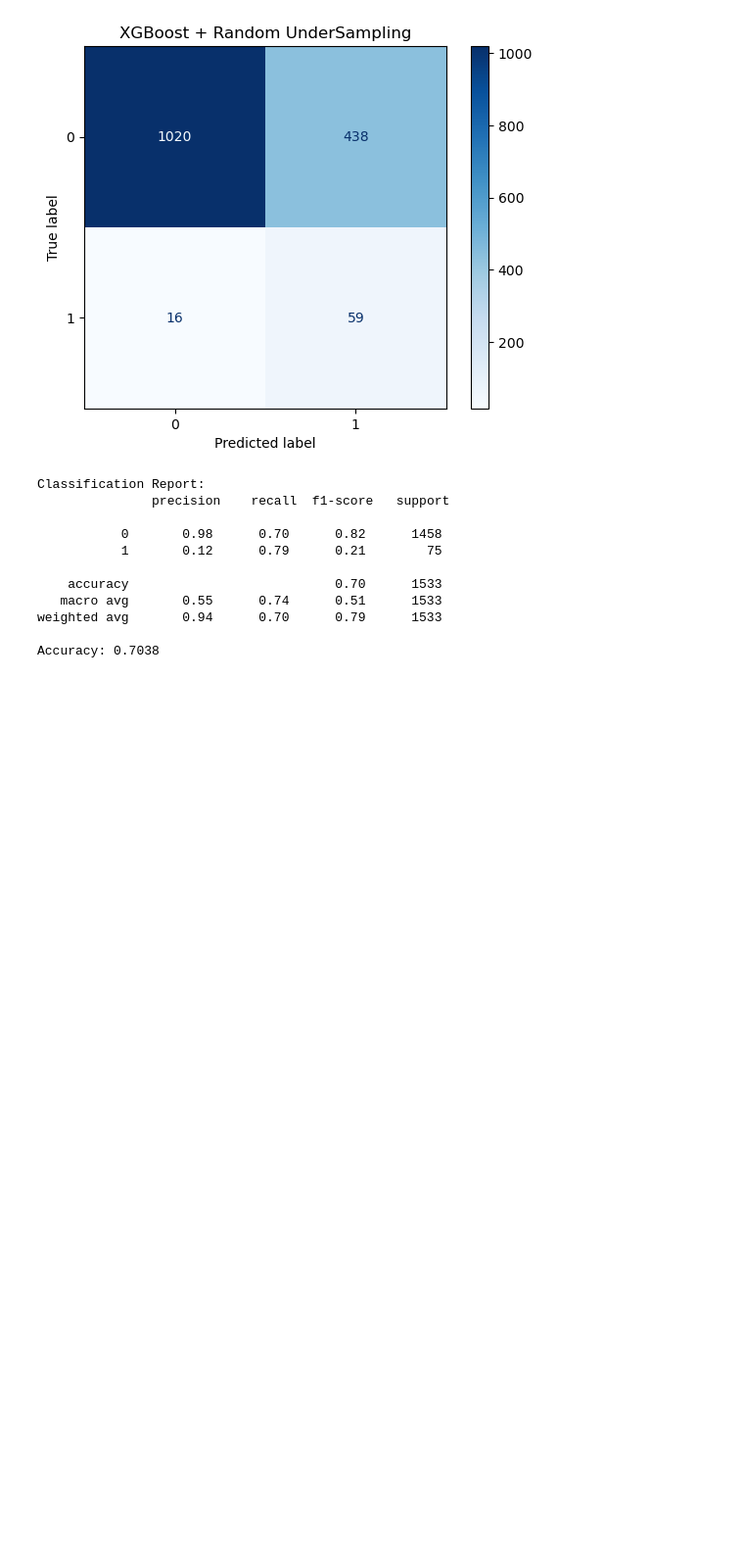
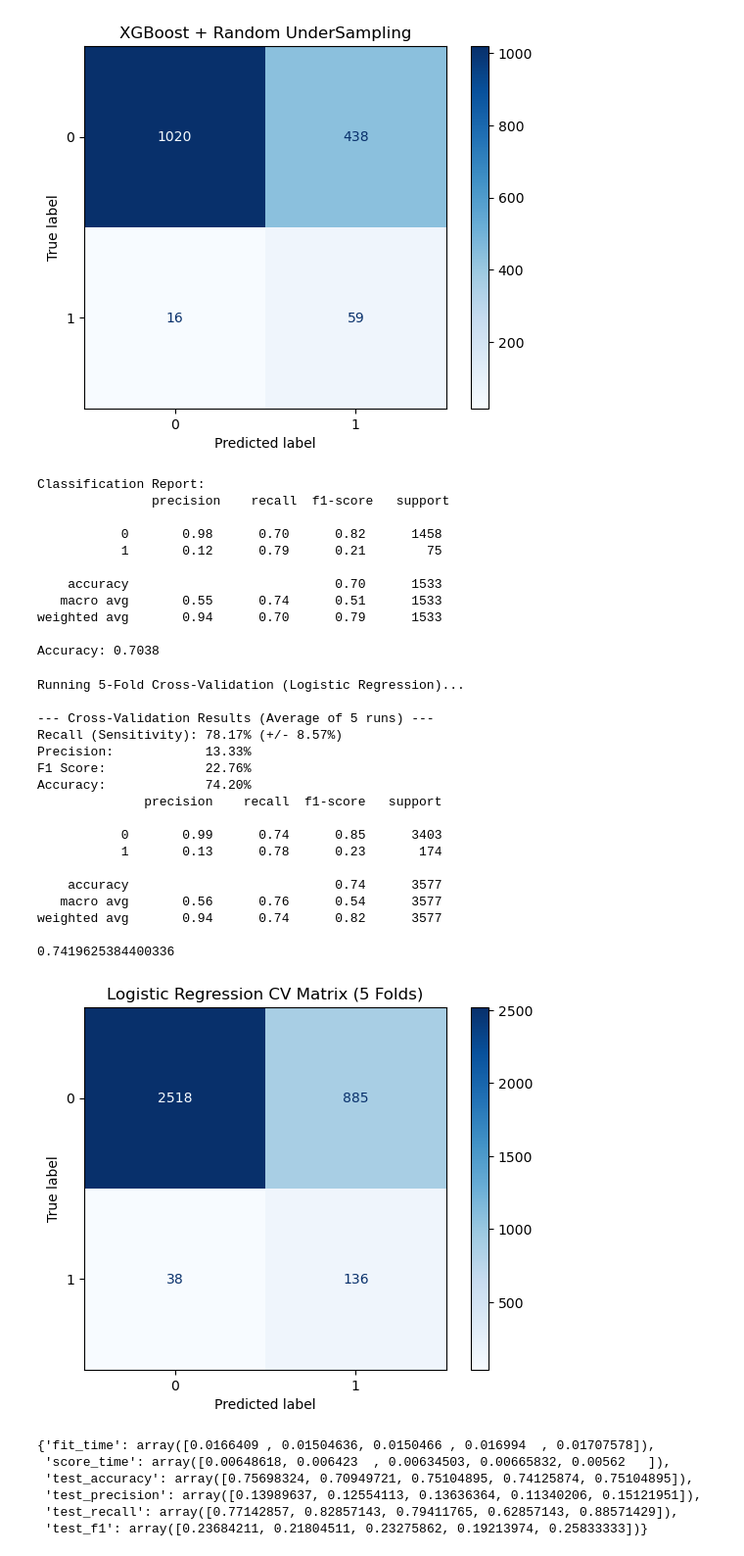
Before and after one commit to emreseb/Stroke-Prediction-ML, a Jupyter notebook: onelastpy.ipynb, the cells around one changed output. Shown at 98% size. Drawn from its saved outputs; the diff is of its cells as text; code cells hidden in the pictures; blank space fills up the shorter version.

```diff
--- a/onelastpy.ipynb
+++ b/onelastpy.ipynb
@@ -427,0 +469,27 @@ Accuracy: 0.7038
+# %%
+rus_logreg_cross_val(X_train, y_train)
+# %% [output]
+Running 5-Fold Cross-Validation (Logistic Regression)...
+
+--- Cross-Validation Results (Average of 5 runs) ---
+Recall (Sensitivity): 78.17% (+/- 8.57%)
+Precision:            13.33%
+F1 Score:             22.76%
+Accuracy:             74.20%
+              precision    recall  f1-score   support
+
+           0       0.99      0.74      0.85      3403
+           1       0.13      0.78      0.23       174
+
+    accuracy                           0.74      3577
+   macro avg       0.56      0.76      0.54      3577
+weighted avg       0.94      0.74      0.82      3577
+
+0.7419625384400336
+[figure, added]
+{'fit_time': array([0.0166409 , 0.01504636, 0.0150466 , 0.016994  , 0.01707578]),
+ 'score_time': array([0.00648618, 0.006423  , 0.00634503, 0.00665832, 0.00562   ]),
+ 'test_accuracy': array([0.75698324, 0.70949721, 0.75104895, 0.74125874, 0.75104895]),
+ 'test_precision': array([0.13989637, 0.12554113, 0.13636364, 0.11340206, 0.15121951]),
+ 'test_recall': array([0.77142857, 0.82857143, 0.79411765, 0.62857143, 0.88571429]),
+ 'test_f1': array([0.23684211, 0.21804511, 0.23275862, 0.19213974, 0.25833333])}
```
Also changed, not shown: parts of 4 cells of this notebook.
